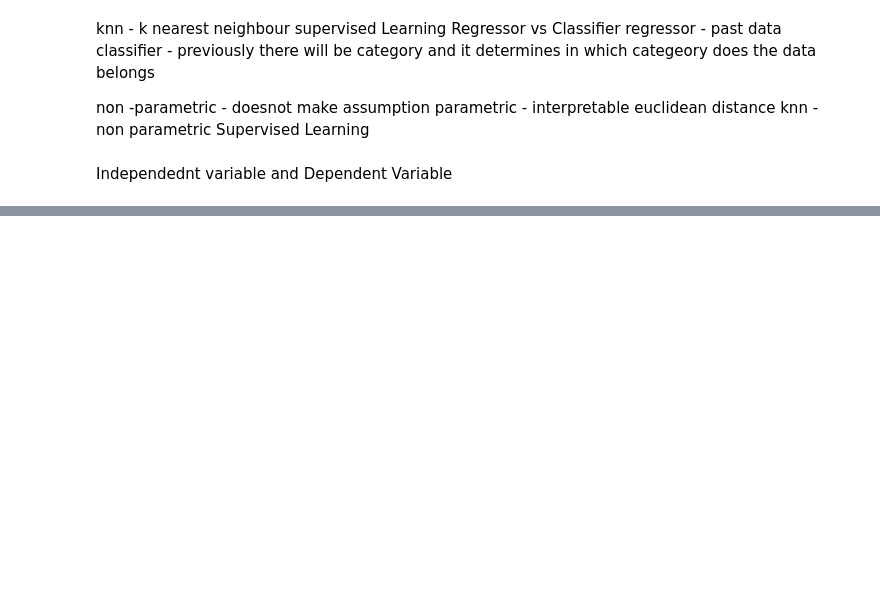
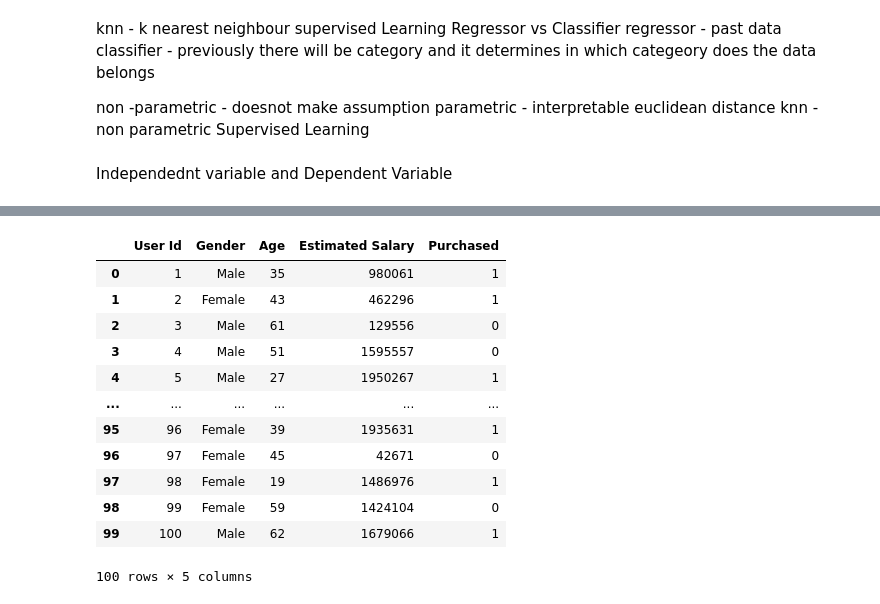
Before and after one commit to dabster108/K-Nearest-Neighbor-KNN-Algorithm-for-Machine-Learning, a Jupyter notebook: Knn.ipynb, the cells around one changed output, grey strips where cells are left out. Cells and saved outputs as stored; diff of their text form; code cells hidden in the pictures; blank space fills up the shorter version.

Commit message:
Creating data preprocessing using pandas dataframe

```diff
--- a/Knn.ipynb
+++ b/Knn.ipynb
@@ -16,0 +95,17 @@ Independednt variable and Dependent Variable
+# %%
+data_set = pd.read_csv('/content/drive/MyDrive/Colab Notebooks/dataset.csv')
+data_set
+# %% [output]
+|  | User Id | Gender | Age | Estimated Salary | Purchased |
+| 0 | 1 | Male | 35 | 980061 | 1 |
+| 1 | 2 | Female | 43 | 462296 | 1 |
+| 2 | 3 | Male | 61 | 129556 | 0 |
+| 3 | 4 | Male | 51 | 1595557 | 0 |
+| 4 | 5 | Male | 27 | 1950267 | 1 |
+| ... | ... | ... | ... | ... | ... |
+| 95 | 96 | Female | 39 | 1935631 | 1 |
+| 96 | 97 | Female | 45 | 42671 | 0 |
+| 97 | 98 | Female | 19 | 1486976 | 1 |
+| 98 | 99 | Female | 59 | 1424104 | 0 |
+| 99 | 100 | Male | 62 | 1679066 | 1 |
+100 rows × 5 columns
```
Also changed, not shown: parts of 17 cells of this notebook.
